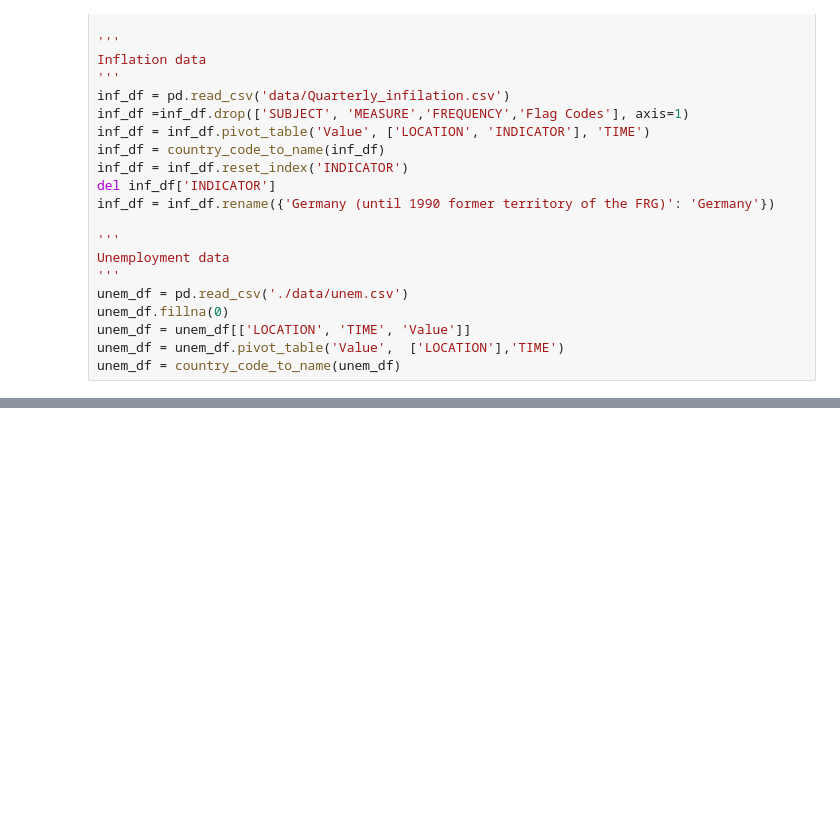
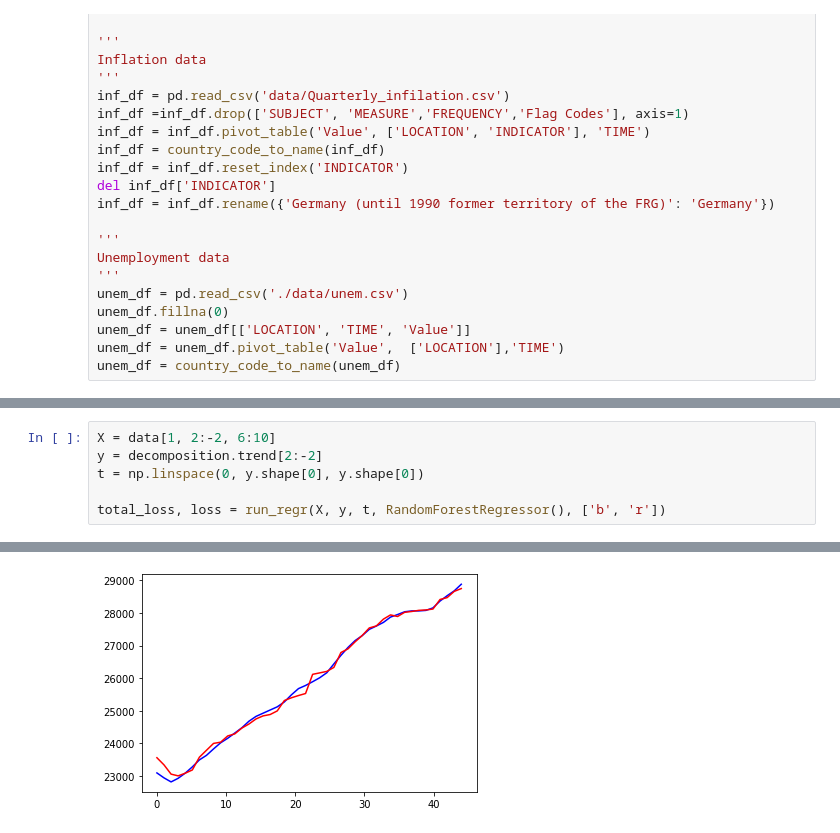
Before and after one commit to nisa-bayraktar/european_productivity, a Jupyter notebook: combined_features.ipynb, the cells around one changed output, grey strips where cells are left out. Saved outputs shown, nothing was run; the diff lists cells and outputs as text; blank space fills up the shorter version.

```diff
--- a/combined_features.ipynb
+++ b/combined_features.ipynb
@@ -263,0 +266,7 @@ from sklearn.cluster import KMeans
+# %%
+X = data[1, 2:-2, 6:10]
+y = decomposition.trend[2:-2]
+t = np.linspace(0, y.shape[0], y.shape[0])
+
+total_loss, loss = run_regr(X, y, t, RandomForestRegressor(), ['b', 'r'])
+# %% [output]
@@ -263,0 +275 @@ from sklearn.cluster import KMeans
+[figure, added]
```
Also changed, not shown: parts of 17 cells of this notebook, 1 other file.
